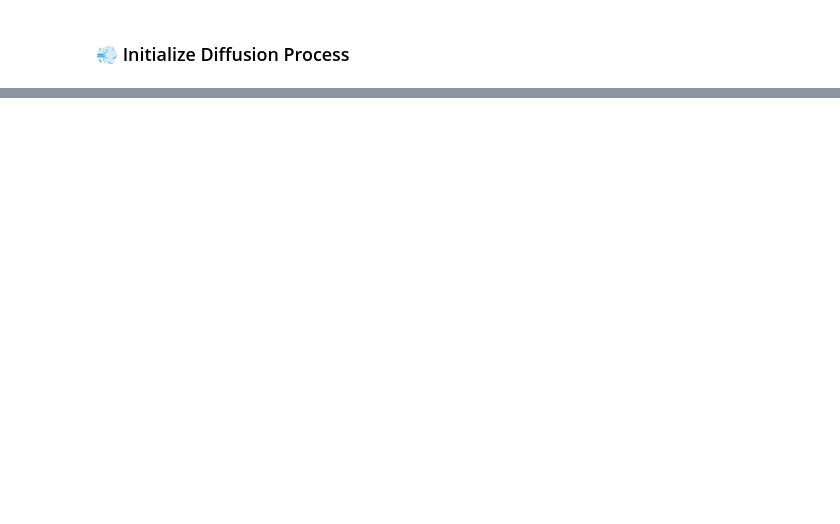
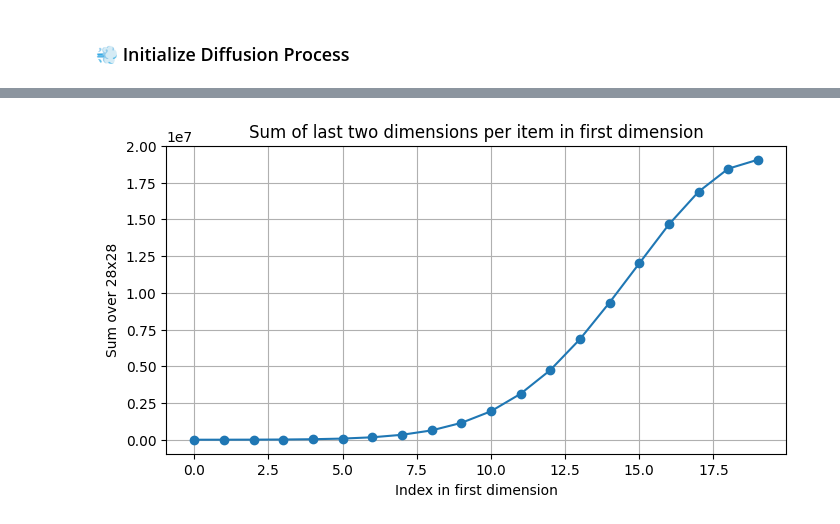
Before and after one commit to Jac-Zac/PML_DL_Final_Project, a Jupyter notebook: notebooks/notebook_llla.ipynb, the cells around one changed output, grey strips where cells are left out. Drawn from its saved outputs; the diff is of its cells as text; code cells hidden in the pictures; blank space fills up the shorter version.

```diff
--- a/notebooks/notebook_llla.ipynb
+++ b/notebooks/notebook_llla.ipynb
@@ -311,6 +283,8 @@ class UQDiffusion(Diffusion):
 # %%
 from src.models.llla_model import LaplaceApproxModel
 from src.utils.data import get_llla_dataloader
+from types import SimpleNamespace
+
 
 num_classes = 10
 
@@ -326,12 +300,15 @@ diff_model = load_pretrained_model(
 # 2️⃣ Prepare data loaders for the Laplace fit
 train_loader, _ = get_llla_dataloader(batch_size=128)
 
-# WARNING: This is currently wrong I have to use the Diffusion class perhaps
-# to return a dataloader with images with noise or somehow use directly the functions inside diffusion
+mnist_config = SimpleNamespace()
+mnist_config.data = SimpleNamespace()
+mnist_config.data.image_size = 28  # MNIST image size
 
 # Wrap diffusion model with your Custom Model for Laplace last layer approx
 # NOTE: Automatically call fit
-laplace_model = LaplaceApproxModel(diff_model, train_loader, args=None, config=None)
+laplace_model = LaplaceApproxModel(
+    diff_model, train_loader, args=None, config=mnist_config
+)
 
 print("Laplace fitting completed on last layer of the diffusion model.")
 # %% [output]
@@ -466,8 +442,11 @@ def plot_image_uncertainty_grid(
     if isinstance(uncertainties, list):
         uncertainties = torch.stack(uncertainties)  # (T, B, C, H, W)
 
+    # Multiplier
+    mult = 700
+
     # Ensure uncertainties has same ordering: (B, T, C, H, W)
-    uncertainties_permuted = uncertainties.permute(1, 0, 2, 3, 4)
+    uncertainties_permuted = uncertainties.permute(1, 0, 2, 3, 4) * mult
 
     out_path_unc = os.path.join(save_dir, "all_uncertainties_grid.png")
 
@@ -528,17 +512,19 @@ print(uncertainties.shape)
 # %%
 import torch
 import matplotlib.pyplot as plt
 # Sum over the last two dimensions (28x28)
 sums = uncertainties.sum(dim=[-1, -2])  # shape: [10, 1, 1]
 
 # Flatten to shape
 sums_flat = sums.view(num_intermediate)
 
 # Plot
 plt.figure(figsize=(8, 4))
-plt.plot(range(10), sums_flat.tolist(), marker='o', linestyle='-')
+plt.plot(range(num_intermediate), sums_flat.tolist(), marker='o', linestyle='-')
 plt.title("Sum of last two dimensions per item in first dimension")
 plt.xlabel("Index in first dimension")
 plt.ylabel("Sum over 28x28")
 plt.grid(True)
 plt.show()
+# %% [output]
+[figure, added]
```
Also changed, not shown: parts of 6 cells of this notebook, 4 other files.
